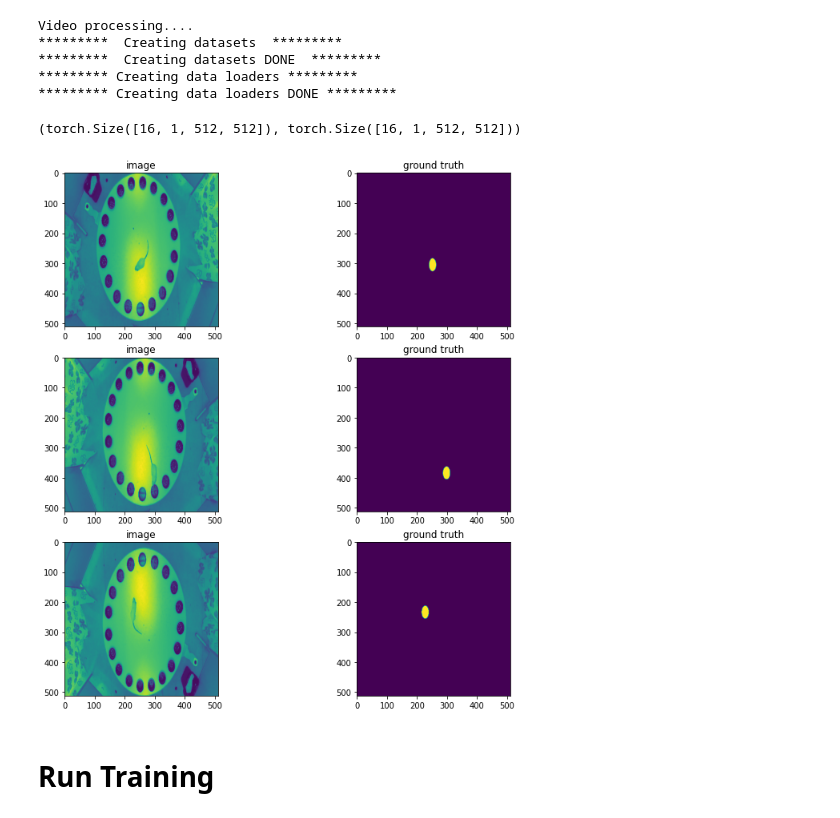
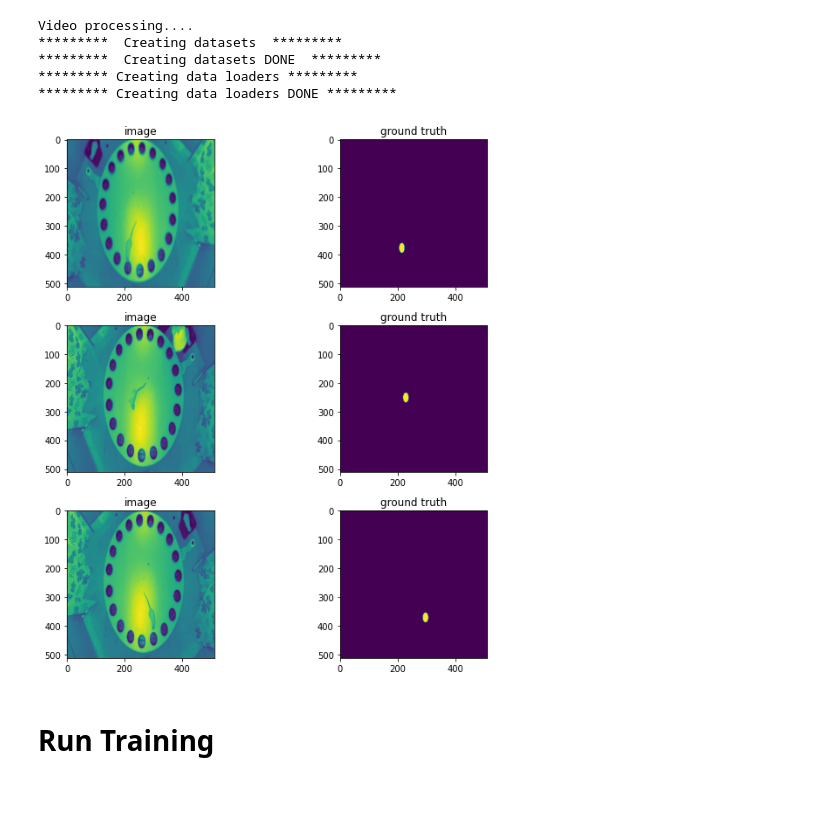
Before and after one commit to RRaphaell/mouse_behaviour_tracker, a Jupyter notebook: scripts/Models/CenterDetector/center_detector_training.ipynb, the cells around one changed output. Cells and saved outputs as stored; diff of their text form; code cells hidden in the pictures.

```diff
--- a/scripts/Models/CenterDetector/center_detector_training.ipynb
+++ b/scripts/Models/CenterDetector/center_detector_training.ipynb
@@ -33,7 +32,7 @@ def prepare_loaders():
     train_dataloader = DataLoader(train_dataset, batch_size=CFG.train_bs,
                                   num_workers=2, shuffle=True, pin_memory=True)
     valid_dataloader = DataLoader(valid_dataset, batch_size=CFG.train_bs,
-                                  num_workers=2, pin_memory=True)
+                                  num_workers=2, shuffle=False, pin_memory=True)
     print("********* Creating data loaders DONE *********")
 
     return train_dataset, valid_dataset, train_dataloader, valid_dataloader
@@ -61,25 +60,8 @@ Video processing....
 *********  Creating datasets DONE  *********
 ********* Creating data loaders *********
 ********* Creating data loaders DONE *********
-# %%
-imgs, msks = next(iter(train_dataloader))
-imgs.size(), msks.size()
-# %% [output]
-(torch.Size([16, 1, 512, 512]), torch.Size([16, 1, 512, 512]))
-# %%
-num_images = 4
-fig = plt.figure(figsize=(14, num_images*4))
-img_idx = 0
-for i in range(1, 2*num_images, 2):
-    ax1 = fig.add_subplot(num_images, 2, i)
-    ax1.imshow(imgs[img_idx][0])
-    ax1.set_title("image")
-
-    ax2 = fig.add_subplot(num_images, 2, i+1)
-    ax2.imshow(torch.max(msks[img_idx], dim=0).values)
-    ax2.set_title("ground truth")
-
-    img_idx += 1
-# %% [output]
-[figure, removed]
+# %%
+BuildDataset.show_batch_examples(train_dataset, 3)
+# %% [output]
+[figure, added]
 # %%
```
Also changed, not shown: parts of 8 cells of this notebook, 1 other file.
